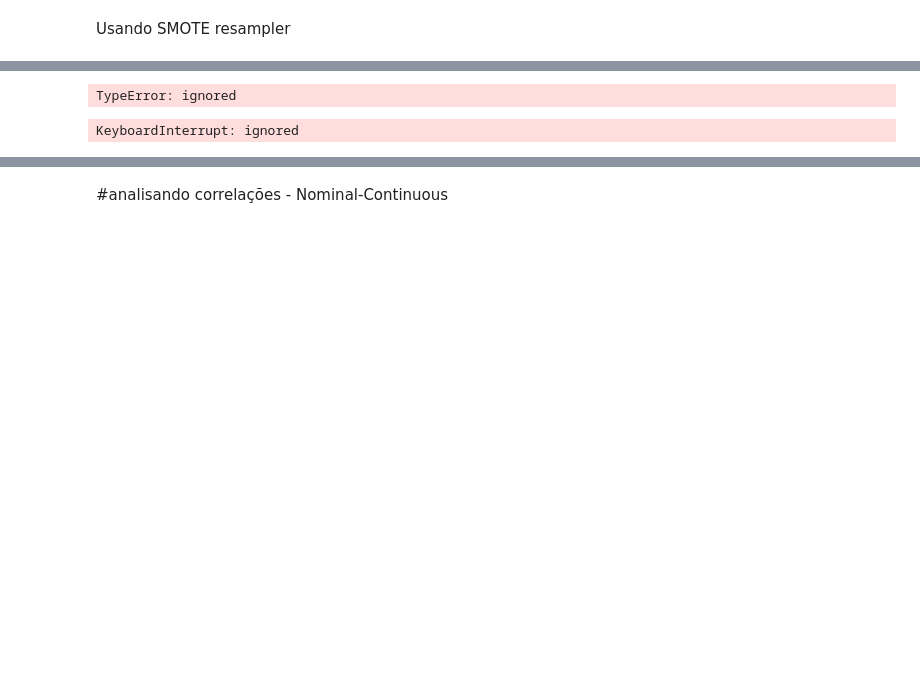
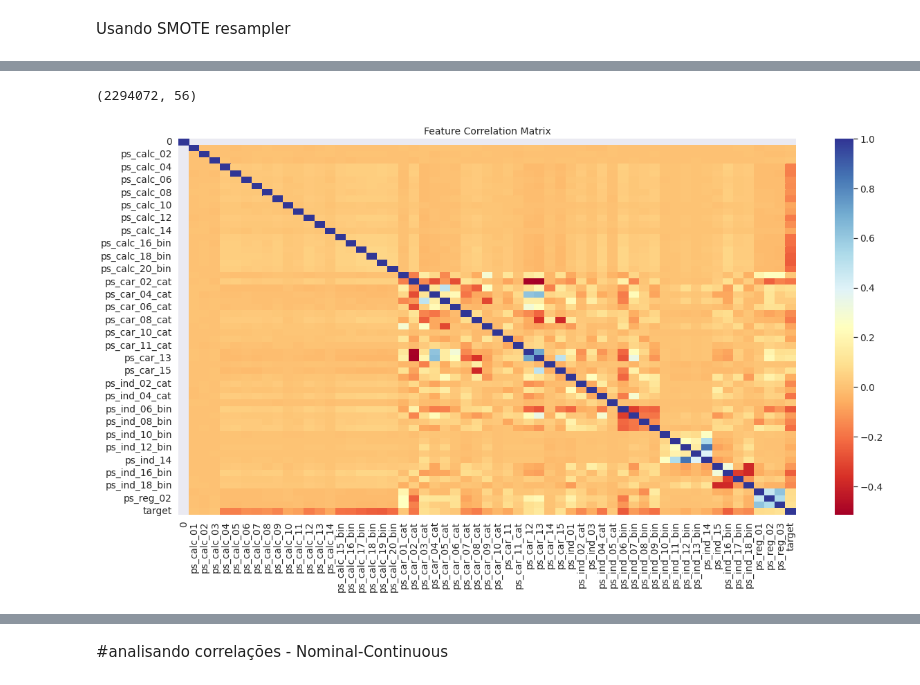
Before and after one commit to gbam-ds/FP-ML, a Jupyter notebook: Porto_Seguro.ipynb, the cells around one changed output, grey strips where cells are left out. Cells and saved outputs as stored; diff of their text form; code cells hidden in the pictures; blank space fills up the shorter version.

```diff
--- a/Porto_Seguro.ipynb
+++ b/Porto_Seguro.ipynb
@@ -81,7 +107,7 @@ df_train['ps_car_07_cat'] = df_train['ps_car_07_cat'].fillna(df_train['ps_car_07
 # %%
-labels = df_train.columns[1:]
+labels = df.columns[1:]
 
-X = df_train[labels]
-y = df_train['target']
+X = df[labels]
+y = df['target']
 
-X_train, X_test, y_train, y_test = train_test_split(X, y, test_size=0.2, random_state=1)
+X_train, X_test, y_train, y_test = train_test_split(X, y, test_size=0.3, random_state=1)
@@ -105,15 +122,0 @@ Hipótese 3: SMOTE + Cluster
-# %%
-from imblearn.over_sampling import KMeansSMOTE as ks
-
-X_ks_resampled, y_ks_resampled = ks.fit_resample(X_train, y_train)
-
-#Counter(y_ks_resampled)
-# %% [output]
-TypeError: ignored
-# %%
-from imblearn.combine import SMOTEENN
-smote_enn = SMOTEENN(random_state=7)
-X_mix_resampled, y_mix_resampled = smote_enn.fit_resample(X_train, y_train)
-#Counter(y_mix_resampled)
-# %% [output]
-KeyboardInterrupt: ignored
@@ -119,0 +125,5 @@ KeyboardInterrupt: ignored
+# %%
+df_resampled = pd.concat((X_resampled,y_resampled))
+df_resampled.shape
+# %% [output]
+(2294072, 56)
@@ -119,0 +132,9 @@ KeyboardInterrupt: ignored
+# %%
+#correlação das variáveis
+fig, ax = plt.subplots(figsize=(20,10))
+corrmat = df_resampled.corr()
+sns.heatmap(corrmat, cmap='RdYlBu', annot_kws={'size':30}, ax=ax)
+ax.set_title("Feature Correlation Matrix", fontsize=14)
+plt.show()
+# %% [output]
+[figure, added]
```
Also changed, not shown: parts of 50 cells of this notebook.
